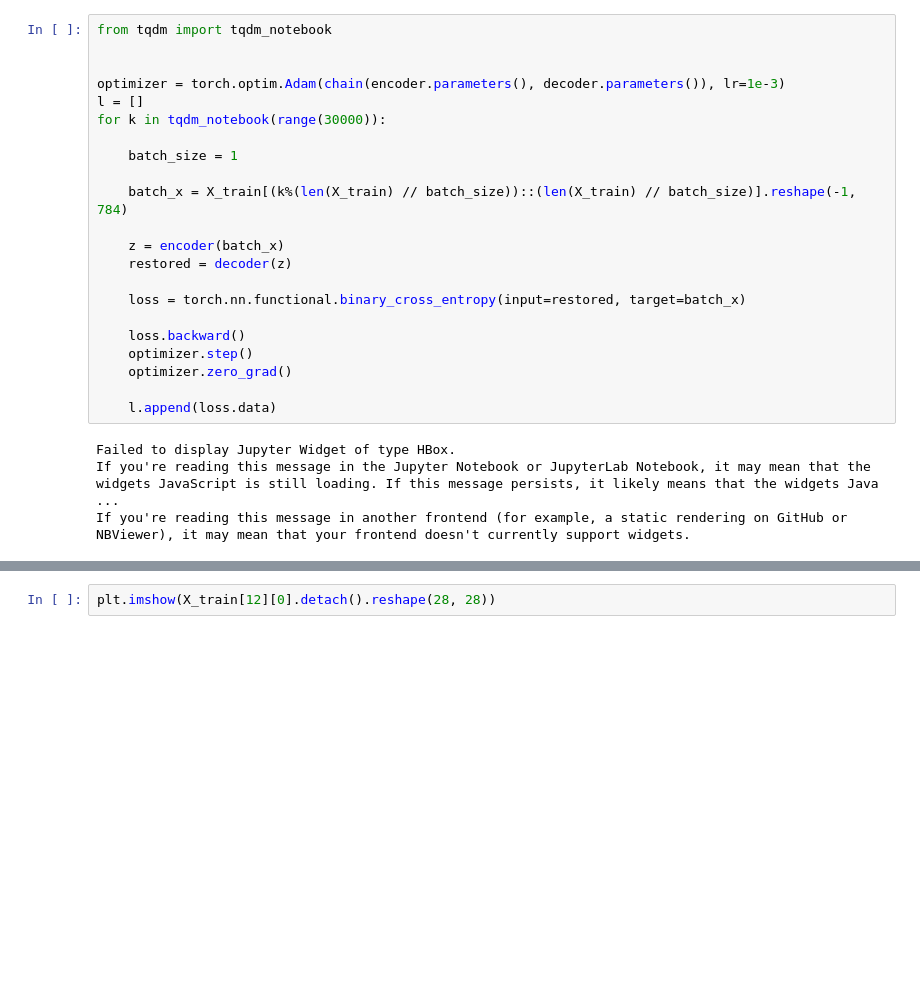
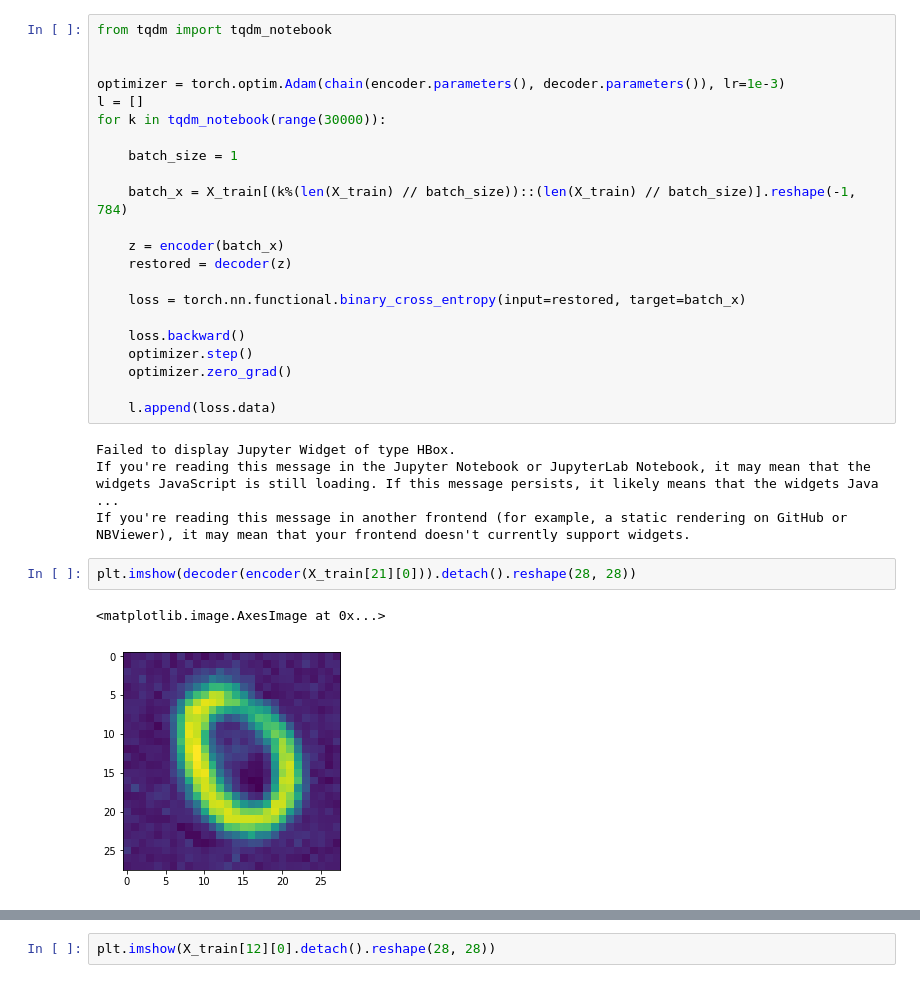
Before and after one commit to NikitaChizhov/deep_kalman_filter_for_BM, a Jupyter notebook: model.ipynb, the cells around one changed output, grey strips where cells are left out. Saved outputs shown, nothing was run; the diff lists cells and outputs as text; blank space fills up the shorter version.

Commit message:
images

```diff
--- a/model.ipynb
+++ b/model.ipynb
@@ -215,6 +215,11 @@ for k in tqdm_notebook(range(30000)):
 Failed to display Jupyter Widget of type HBox.
 If you're reading this message in the Jupyter Notebook or JupyterLab Notebook, it may mean that the widgets JavaScript is still loading. If this message persists, it likely means that the widgets Java ...
 If you're reading this message in another frontend (for example, a static rendering on GitHub or NBViewer), it may mean that your frontend doesn't currently support widgets.
+# %%
+plt.imshow(decoder(encoder(X_train[21][0])).detach().reshape(28, 28))
+# %% [output]
+<matplotlib.image.AxesImage at 0x...>
+[figure, added]
 # %%
 plt.imshow(decoder(encoder(X_train[12][0])).detach().reshape(28, 28))
 # %% [output]
```
Also changed, not shown: parts of 6 cells of this notebook.
